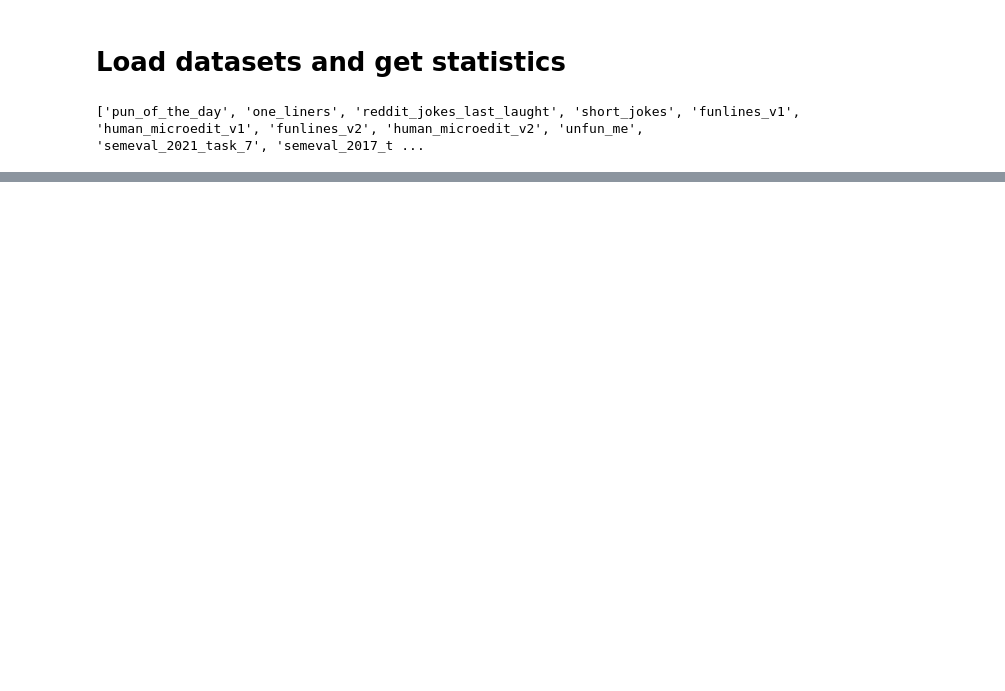
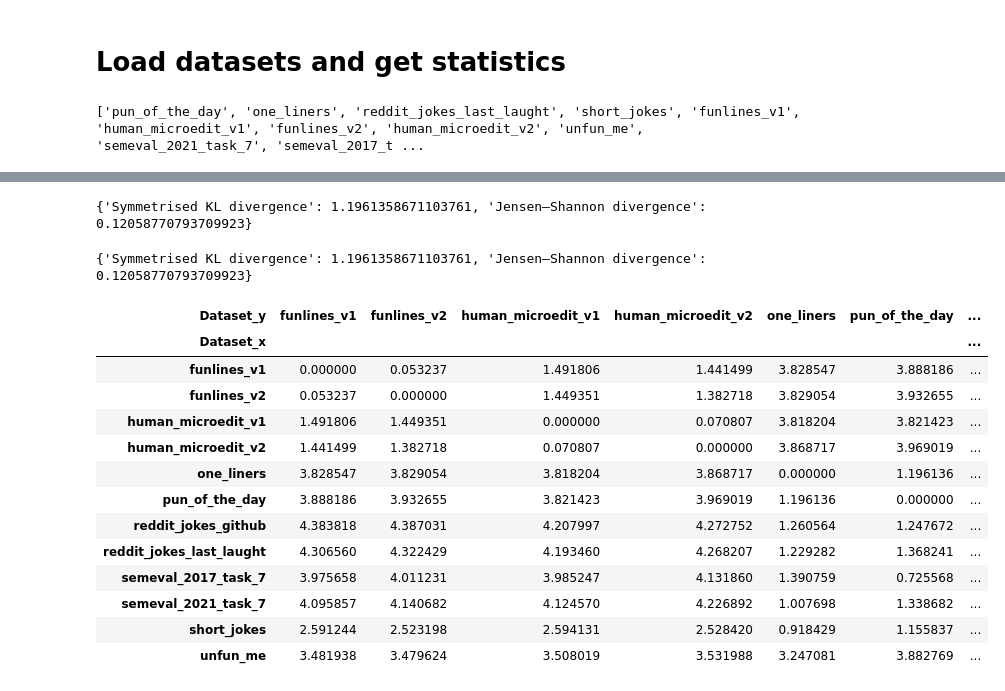
Before and after one commit to Humor-Research/hri_tools, a Jupyter notebook: example.ipynb, the cells around one changed output, grey strips where cells are left out. Cells and saved outputs as stored; diff of their text form; code cells hidden in the pictures; blank space fills up the shorter version.

```diff
--- a/example.ipynb
+++ b/example.ipynb
@@ -78,0 +59,8 @@ for i in range(len(all_data)):
+# %%
+print(calc_divergence(all_data[0], all_data[1]))
+# %% [output]
+{'Symmetrised KL divergence': 1.1961358671103761, 'Jensen–Shannon divergence': 0.12058770793709923}
+# %%
+print(calc_divergence(all_data[1], all_data[0]))
+# %% [output]
+{'Symmetrised KL divergence': 1.1961358671103761, 'Jensen–Shannon divergence': 0.12058770793709923}
@@ -78,0 +89,17 @@ for i in range(len(all_data)):
+# %%
+df_stat_pivot_symmetrised_kl
+# %% [output]
+| Dataset_y | funlines_v1 | funlines_v2 | human_microedit_v1 | human_microedit_v2 | one_liners | pun_of_the_day | ... |
+| Dataset_x |  |  |  |  |  |  | ... |
+| funlines_v1 | 0.000000 | 0.053237 | 1.491806 | 1.441499 | 3.828547 | 3.888186 | ... |
+| funlines_v2 | 0.053237 | 0.000000 | 1.449351 | 1.382718 | 3.829054 | 3.932655 | ... |
+| human_microedit_v1 | 1.491806 | 1.449351 | 0.000000 | 0.070807 | 3.818204 | 3.821423 | ... |
+| human_microedit_v2 | 1.441499 | 1.382718 | 0.070807 | 0.000000 | 3.868717 | 3.969019 | ... |
+| one_liners | 3.828547 | 3.829054 | 3.818204 | 3.868717 | 0.000000 | 1.196136 | ... |
+| pun_of_the_day | 3.888186 | 3.932655 | 3.821423 | 3.969019 | 1.196136 | 0.000000 | ... |
+| reddit_jokes_github | 4.383818 | 4.387031 | 4.207997 | 4.272752 | 1.260564 | 1.247672 | ... |
+| reddit_jokes_last_laught | 4.306560 | 4.322429 | 4.193460 | 4.268207 | 1.229282 | 1.368241 | ... |
+| semeval_2017_task_7 | 3.975658 | 4.011231 | 3.985247 | 4.131860 | 1.390759 | 0.725568 | ... |
+| semeval_2021_task_7 | 4.095857 | 4.140682 | 4.124570 | 4.226892 | 1.007698 | 1.338682 | ... |
+| short_jokes | 2.591244 | 2.523198 | 2.594131 | 2.528420 | 0.918429 | 1.155837 | ... |
+| unfun_me | 3.481938 | 3.479624 | 3.508019 | 3.531988 | 3.247081 | 3.882769 | ... |
```
Also changed, not shown: parts of 17 cells of this notebook, 6 other files.
